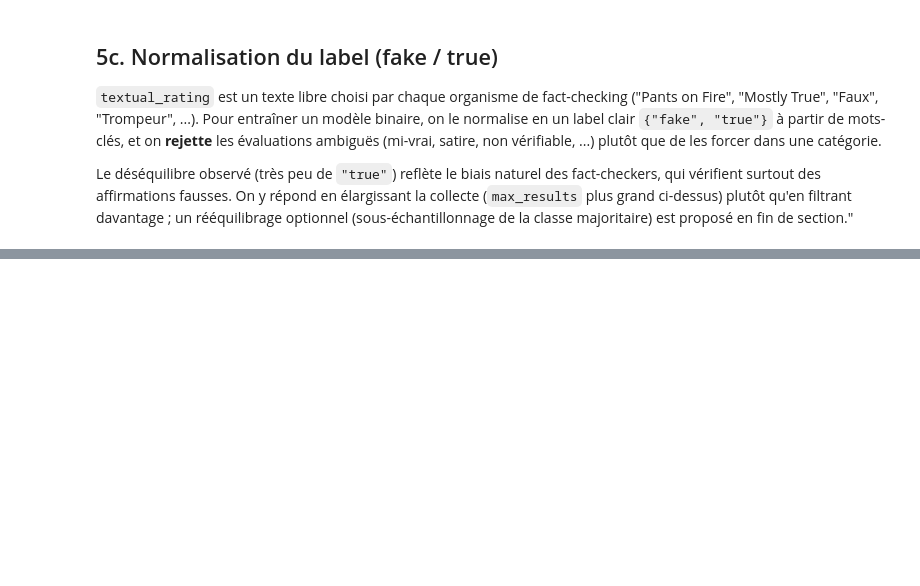
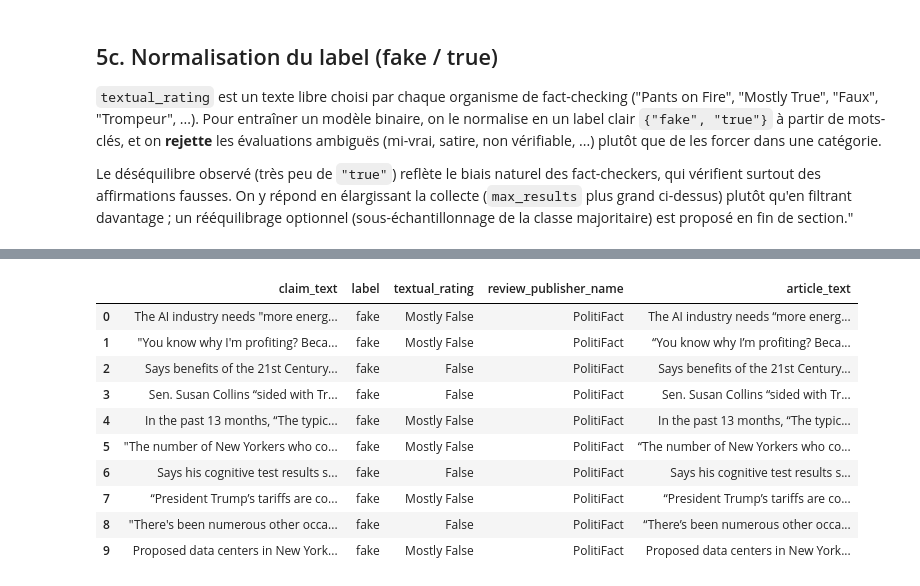
Before and after one commit to ObiYohan/Projet_12, a Jupyter notebook: notebooks/google_factcheck_extraction.ipynb, the cells around one changed output, grey strips where cells are left out. Saved outputs shown, nothing was run; the diff lists cells and outputs as text; code cells hidden in the pictures; blank space fills up the shorter version.

```diff
--- a/notebooks/google_factcheck_extraction.ipynb
+++ b/notebooks/google_factcheck_extraction.ipynb
@@ -188,7 +185,7 @@ FACT_CHECK_SITES = [
     "rappler.com",
     "verafiles.org",
 ]
-PER_SITE_MAX_RESULTS = 200
+PER_SITE_MAX_RESULTS = 100
 
 raw_claims = []
 for site in FACT_CHECK_SITES:
@@ -237,7 +251,7 @@ FAKE_RATING_PATTERNS = [
     "false", "fake", "pants on fire", "misleading", "incorrect", "not true",
     "no evidence", "no such report", "distort", "manipulated", "hoax", "scam",
     "alter", "miscaption",
-    "faux", "trompeur", "mensonge", "inexact", "erroné", "erronee",
+    "faux", "trompeur", "mensonge", "inexact", "erroné", "erronee", "falso",
 ]
 TRUE_RATING_PATTERNS = [
     "true", "correct", "accurate", "vrai", "exact", "verified", "confirmed",
@@ -316,8 +332,8 @@ def fetch_main_image_url(page_url: str) -> str | None:
 # %%
-image_urls = []
-for review_url in tqdm(df["review_url"], desc="Fetching images"):
-    image_urls.append(fetch_main_image_url(review_url))
+article_texts = []
+for review_url in tqdm(df["review_url"], desc="Fetching article text"):
+    article_texts.append(fetch_article_text(review_url))
     time.sleep(REQUEST_DELAY_SECONDS)
 
-df["image_url"] = image_urls
-df["image_url"].notna().mean()
+df["article_text"] = article_texts
+df["article_text"].notna().mean()
@@ -336,19 +342 @@ def download_image(image_url: str, dest_path: Path) -> bool:
-# %%
-local_paths = []
-for idx, image_url in tqdm(list(enumerate(df["image_url"])), desc="Downloading images"):
-    if pd.isna(image_url):
-        local_paths.append(None)
-        continue
-
-    extension = Path(image_url.split("?")[0]).suffix or ".jpg"
-    dest_path = IMAGES_DIR / f"claim_{idx:05d}{extension}"
-
-    if download_image(image_url, dest_path):
-        local_paths.append(str(dest_path.relative_to(PROJECT_ROOT)))
-    else:
-        local_paths.append(None)
-    time.sleep(REQUEST_DELAY_SECONDS)
-
-df["local_image_path"] = local_paths
-df["local_image_path"].notna().sum()
 # %% [markdown]
@@ -366,4 +381,16 @@ df["label"].value_counts()
 # %%
-df[df["local_image_path"].notna()][
-    ["claim_text", "textual_rating", "review_publisher_name", "local_image_path"]
+df[df["article_text"].notna()][
+    ["claim_text", "label", "textual_rating", "review_publisher_name", "article_text"]
 ].head(10)
+# %% [output]
+|  | claim_text | label | textual_rating | review_publisher_name | article_text |
+| 0 | The AI industry needs "more energ... | fake | Mostly False | PolitiFact | The AI industry needs “more energ... |
+| 1 | "You know why I'm profiting? Beca... | fake | Mostly False | PolitiFact | “You know why I’m profiting? Beca... |
+| 2 | Says benefits of the 21st Century... | fake | False | PolitiFact | Says benefits of the 21st Century... |
+| 3 | Sen. Susan Collins “sided with Tr... | fake | False | PolitiFact | Sen. Susan Collins “sided with Tr... |
+| 4 | In the past 13 months, “The typic... | fake | Mostly False | PolitiFact | In the past 13 months, “The typic... |
+| 5 | "The number of New Yorkers who co... | fake | Mostly False | PolitiFact | “The number of New Yorkers who co... |
+| 6 | Says his cognitive test results s... | fake | False | PolitiFact | Says his cognitive test results s... |
+| 7 | “President Trump’s tariffs are co... | fake | Mostly False | PolitiFact | “President Trump’s tariffs are co... |
+| 8 | "There's been numerous other occa... | fake | False | PolitiFact | “There’s been numerous other occa... |
+| 9 | Proposed data centers in New York... | fake | Mostly False | PolitiFact | Proposed data centers in New York... |
```
Also changed, not shown: parts of 19 cells of this notebook, 23 other files.
